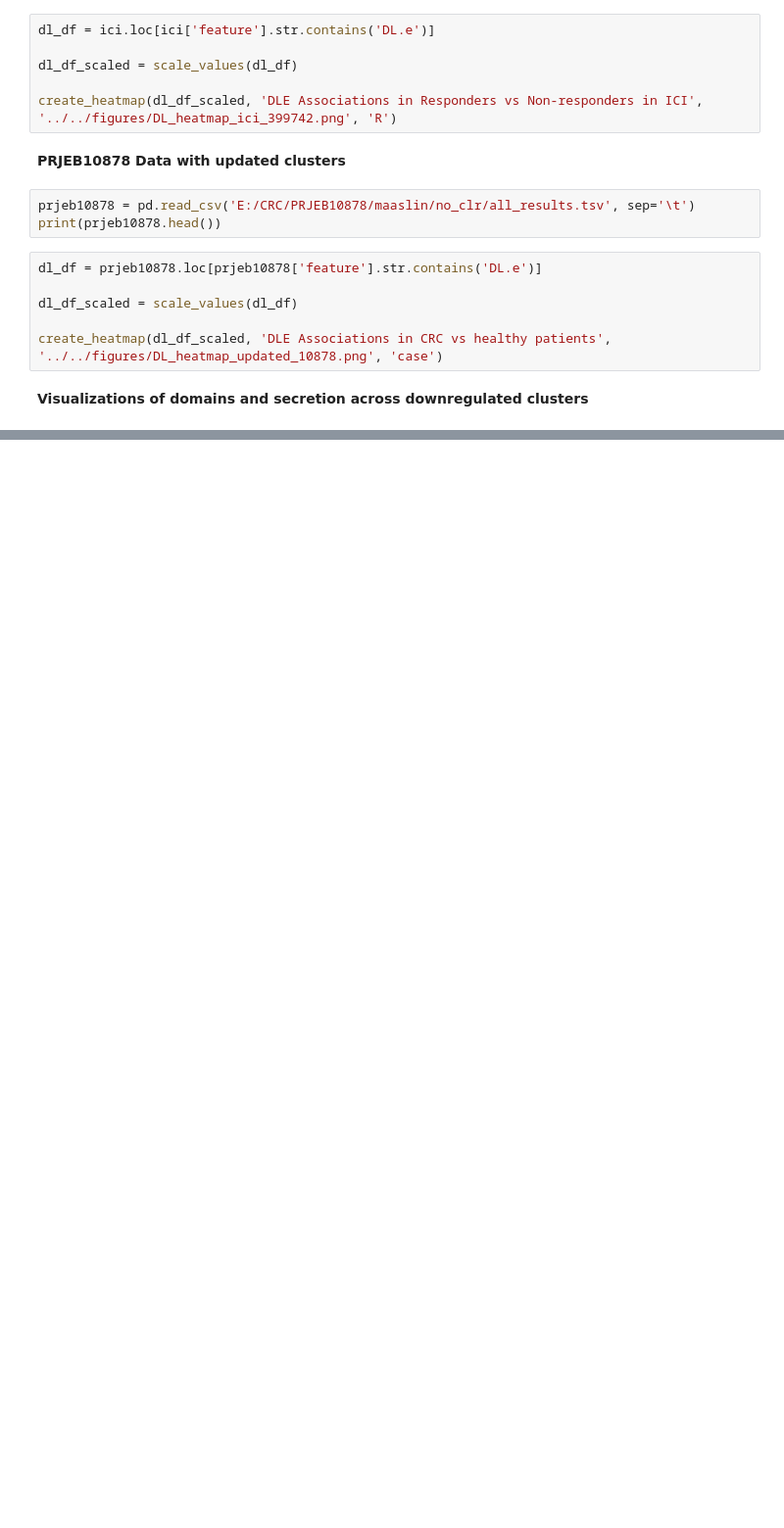
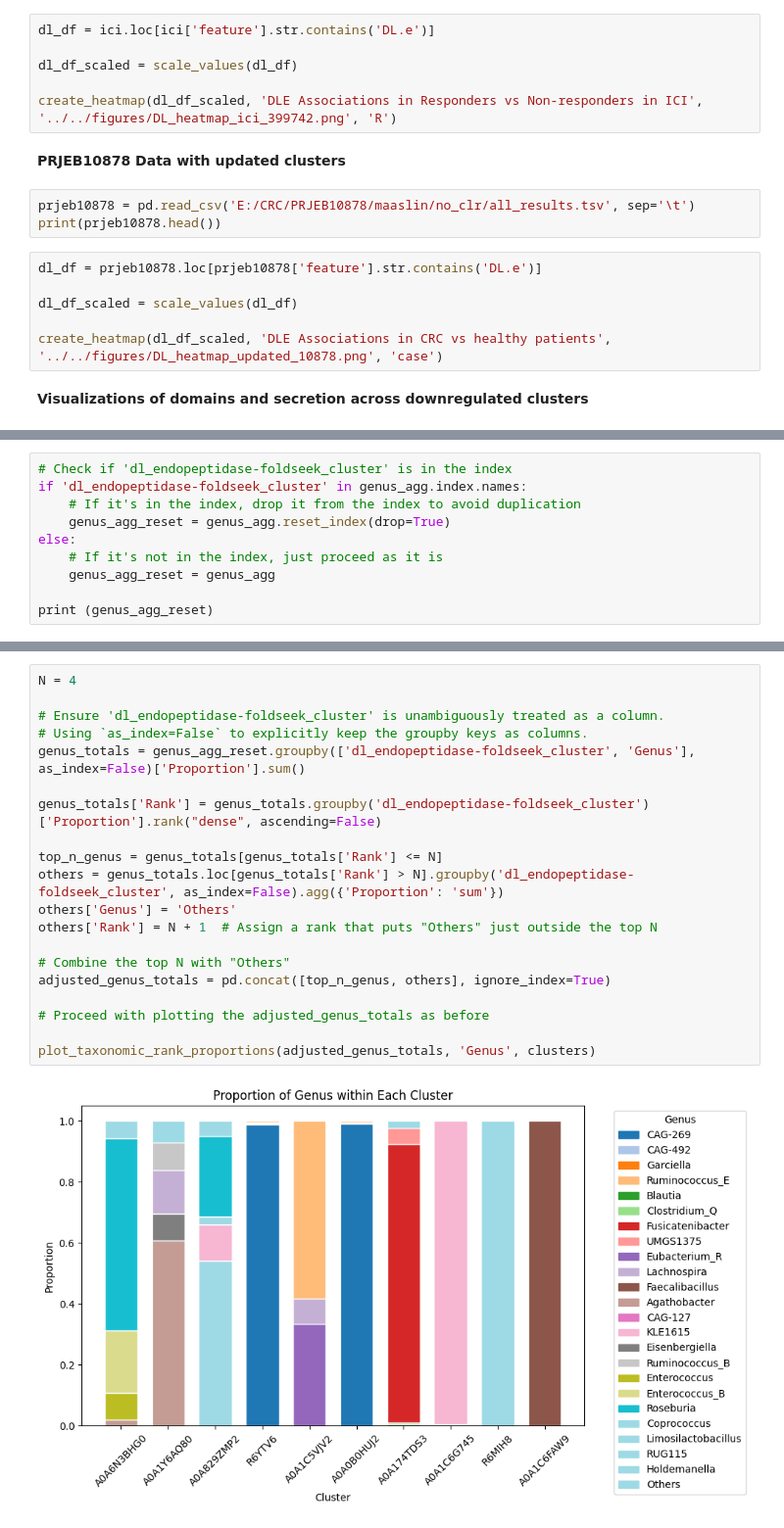
Before and after one commit to oliverdesa/Clustering_Metagenomics, a Jupyter notebook: src/clustering/figure_generation.ipynb, the cells around one changed output, grey strips where cells are left out. Shown: that part at 98% size. Drawn from its saved outputs; the diff is of its cells as text; blank space fills up the shorter version.

```diff
--- a/src/clustering/figure_generation.ipynb
+++ b/src/clustering/figure_generation.ipynb
@@ -211,0 +417,10 @@ pivot_table_proportions = domain_counts_adj.pivot(index='dl_endopeptidase-foldse
+# %%
+# Check if 'dl_endopeptidase-foldseek_cluster' is in the index
+if 'dl_endopeptidase-foldseek_cluster' in genus_agg.index.names:
+    # If it's in the index, drop it from the index to avoid duplication
+    genus_agg_reset = genus_agg.reset_index(drop=True)
+else:
+    # If it's not in the index, just proceed as it is
+    genus_agg_reset = genus_agg
+
+print (genus_agg_reset)
@@ -211,0 +442,22 @@ pivot_table_proportions = domain_counts_adj.pivot(index='dl_endopeptidase-foldse
+# %%
+N = 4
+
+# Ensure 'dl_endopeptidase-foldseek_cluster' is unambiguously treated as a column.
+# Using `as_index=False` to explicitly keep the groupby keys as columns.
+genus_totals = genus_agg_reset.groupby(['dl_endopeptidase-foldseek_cluster', 'Genus'], as_index=False)['Proportion'].sum()
+
+genus_totals['Rank'] = genus_totals.groupby('dl_endopeptidase-foldseek_cluster')['Proportion'].rank("dense", ascending=False)
+
+top_n_genus = genus_totals[genus_totals['Rank'] <= N]
+others = genus_totals.loc[genus_totals['Rank'] > N].groupby('dl_endopeptidase-foldseek_cluster', as_index=False).agg({'Proportion': 'sum'})
+others['Genus'] = 'Others'
+others['Rank'] = N + 1  # Assign a rank that puts "Others" just outside the top N
+
+# Combine the top N with "Others"
+adjusted_genus_totals = pd.concat([top_n_genus, others], ignore_index=True)
+
+# Proceed with plotting the adjusted_genus_totals as before
+
+plot_taxonomic_rank_proportions(adjusted_genus_totals, 'Genus', clusters)
+# %% [output]
+[figure, added]
```
Also changed, not shown: parts of 15 cells of this notebook, 2 other files.
